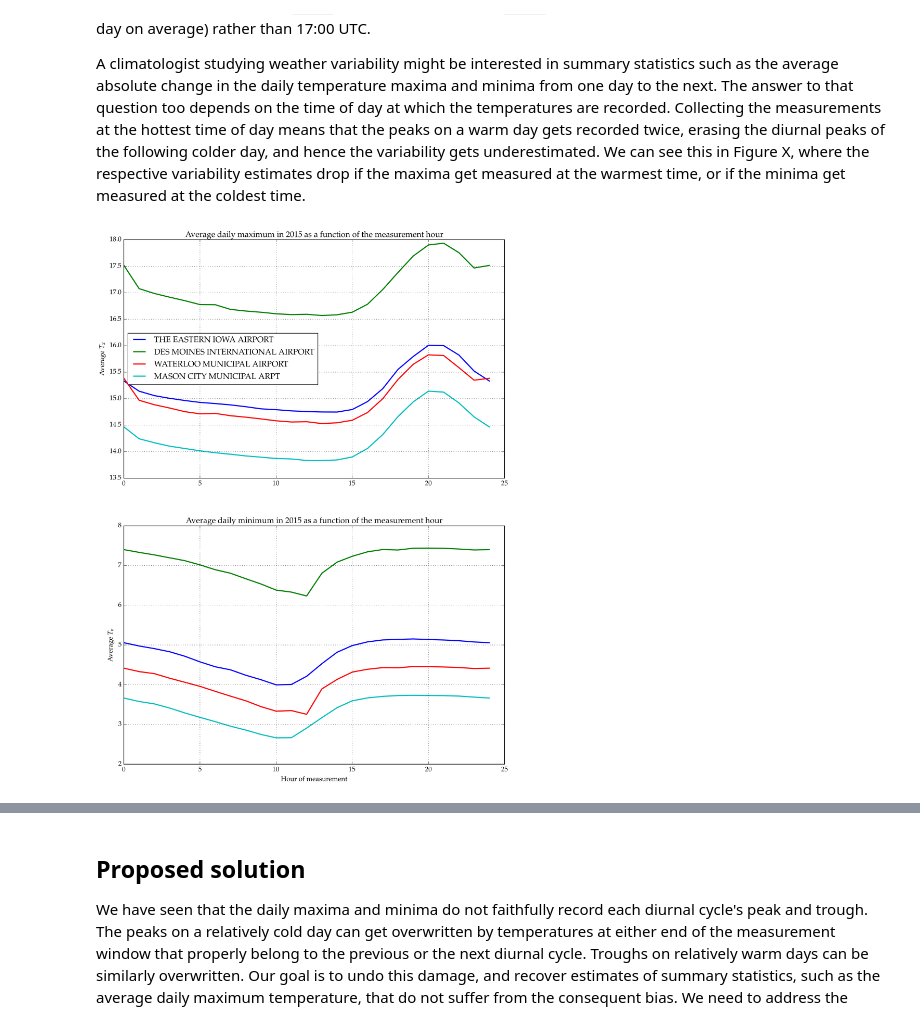
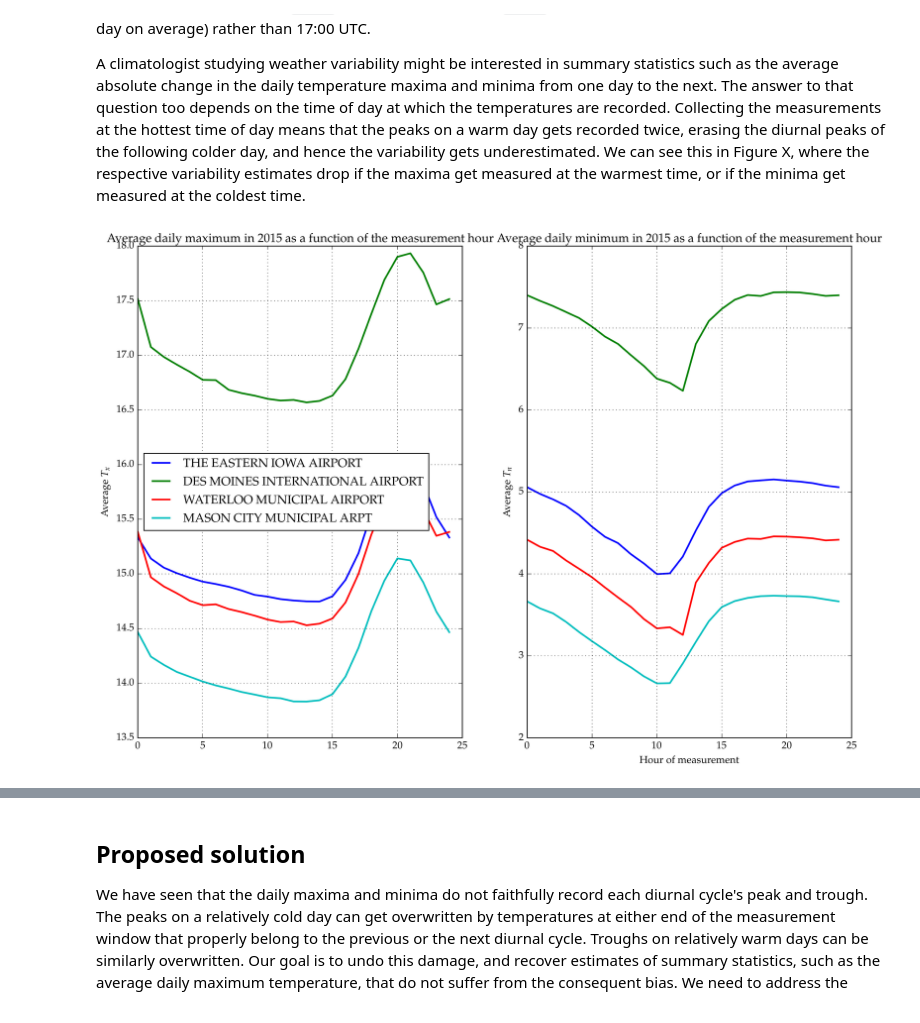
Before and after one commit to maximerischard/TemperatureImputations.jl, a Jupyter notebook: TemperatureImputations.ipynb, the cells around one changed output, grey strips where cells are left out. Drawn from its saved outputs; the diff is of its cells as text; code cells hidden in the pictures; some formulas as TeX source.

Commit message:
make subplots horizontal

```diff
--- a/TemperatureImputations.ipynb
+++ b/TemperatureImputations.ipynb
@@ -162,7 +162,7 @@ and hence the variability gets underestimated.
 We can see this in Figure X, where the respective variability estimates drop if the maxima get measured at the warmest time, or if the minima get measured at the coldest time.
 # %%
 begin
-plt.subplot(2,1,1)
+plt.subplot(1,2,1)
 begin
     statdict = Dict{Int64, Vector{Float64}}(
         1=>Float64[],
@@ -184,34 +184,34 @@ begin
     plt.ylabel(L"Average $T_x$")
     plt.title("Average daily maximum in 2015 as a function of the measurement hour")
     plt.grid(true)
     plt.legend(loc="center left")
 end
-plt.subplot(2,1,2)
+plt.subplot(1,2,2)
 begin
     statdict = Dict{Int64, Vector{Float64}}(
         1=>Float64[],
         2=>Float64[],
         3=>Float64[],
         4=>Float64[]
         )
     for hr in Hour(0):Hour(24)
         hr_mdiff = DataFrames.by(TnTx_dict[hr], :station,
             df -> mean(df[:Tn].values))
         for station in 1:4
             push!(statdict[station], get(hr_mdiff[station,:x1]))
         end
     end
 
     for station in 1:4
         plt.plot(0:24, statdict[station], linewidth=2, label=get(isdSubset[station,:NAME]))
     end
     plt.ylabel(L"Average $T_n$")
     plt.xlabel("Hour of measurement")
     plt.title("Average daily minimum in 2015 as a function of the measurement hour")
     plt.grid(true)
 end
-plt.gcf()[:set_size_inches](12.0, 16.0)
+plt.gcf()[:set_size_inches](15.0, 10.0)
 end;
 # %% [output]
-[figure, old version]
+[figure, new version]
 # %%
```
Also changed, not shown: parts of 2 cells of this notebook, 2 other files.
